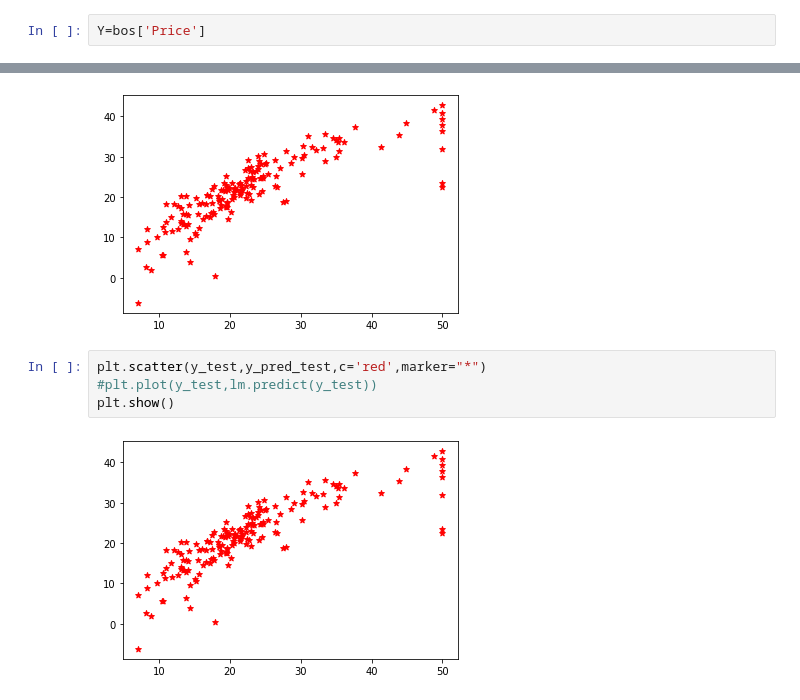
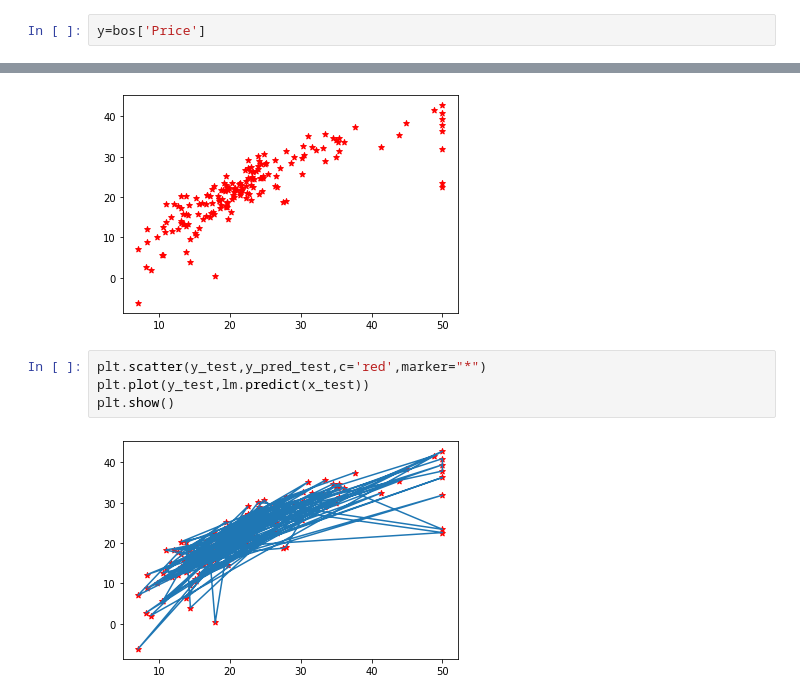
Before and after one commit to banshita209/Data-Science-and-Machine-Learning-with-Python, a Jupyter notebook: class9.ipynb, the cells around one changed output, grey strips where cells are left out. Drawn from its saved outputs; the diff is of its cells as text.

```diff
--- a/class9.ipynb
+++ b/class9.ipynb
@@ -446,7 +446,7 @@ bos.head()
 | 3 | 0.03237 | 0.0 | 2.18 | 0.0 | 0.458 | 6.998 | 45.8 | 6.0622 | 3.0 | 222.0 | 18.7 | ... |
 | 4 | 0.06905 | 0.0 | 2.18 | 0.0 | 0.458 | 7.147 | 54.2 | 6.0622 | 3.0 | 222.0 | 18.7 | ... |
 # %%
-Y=bos['Price']
+y=bos['Price']
 # %%
 x=bos.drop('Price',axis=1)
 # %%
@@ -507,7 +507,7 @@ plt.show()
 [figure]
 # %%
 plt.scatter(y_test,y_pred_test,c='red',marker="*")
-#plt.plot(y_test,lm.predict(y_test))
+plt.plot(y_test,lm.predict(x_test))
 plt.show()
 # %% [output]
-[figure, old version]
+[figure, new version]
```
Also changed, not shown: parts of 2 cells of this notebook.
